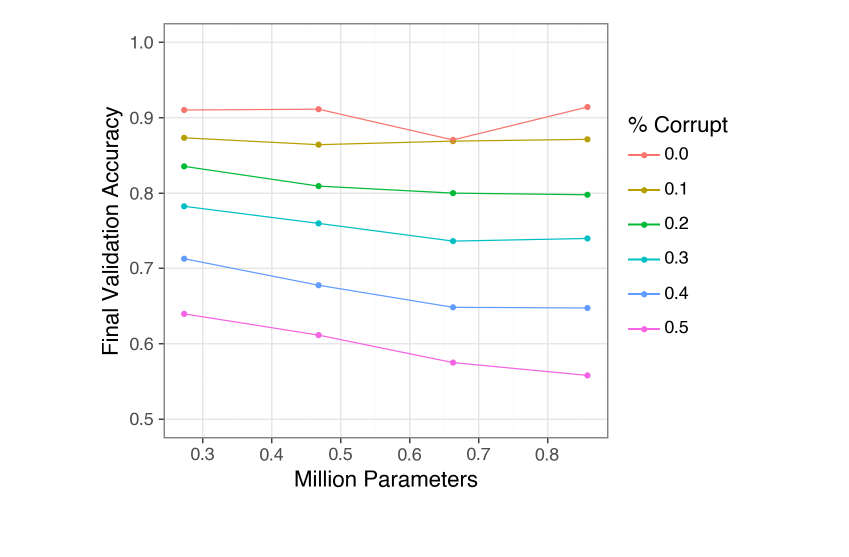
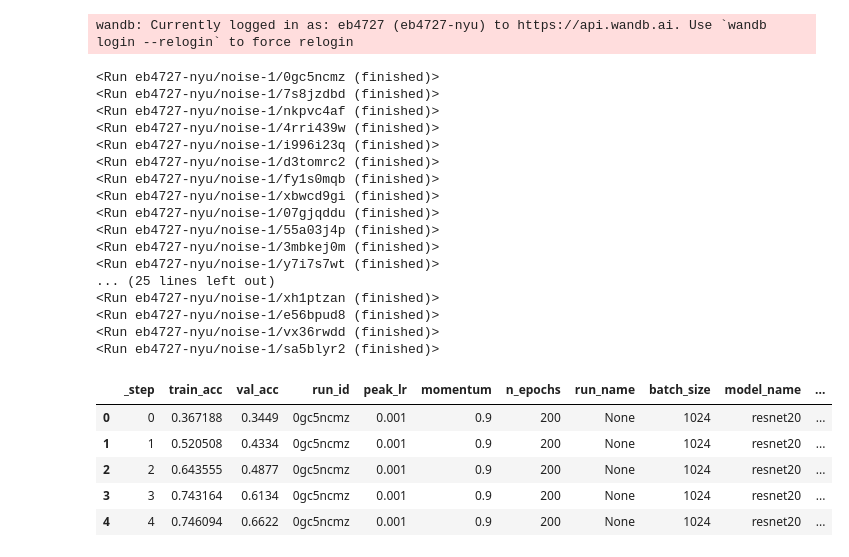
Before and after one commit to martin-marek/noise-generalization-1, a Jupyter notebook: analysis.ipynb, the cells around one changed output. Saved outputs shown, nothing was run; the diff lists cells and outputs as text; code cells hidden in the pictures; blank space fills up the shorter version.

Commit message:
Create plots from wandb API

```diff
--- a/analysis.ipynb
+++ b/analysis.ipynb
@@ -25,13 +1,62 @@ df
-# %%
-(
-    df
-    .assign(corrupt_frac =  df.corrupt_frac.astype('category'), n_params = df.n_params / 1e6)
-    .pipe(ggplot, aes(x='n_params', y='val_acc', color='corrupt_frac', group = 'corrupt_frac')) +
-    geom_point() +
-    geom_line() +
-    ylim(0.5, 1) +
-    labs(x = "Million Parameters", y = "Final Validation Accuracy", color = "% Corrupt") +
-    theme_bw(base_size=16)
-)
-# %% [output]
-[figure, removed]
+# %%
+from plotnine import *
+import pandas as pd
+import wandb
+api = wandb.Api()
+
+model_sizes = {
+    'resnet20': 0.27,
+    'resnet32': 0.46,
+    'resnet44': 0.66,
+    'resnet56': 0.85,
+    'resnet80': 1.25,
+    'resnet110': 1.7,
+}
+# %% [output]
+wandb: Currently logged in as: eb4727 (eb4727-nyu) to https://api.wandb.ai. Use `wandb login --relogin` to force relogin
+# %%
+ENTITY = "eb4727-nyu"
+PROJECT = "noise-1"
+
+runs = api.runs(f"{ENTITY}/{PROJECT}", filters={"state": "finished", "config.n_epochs": 200})
+
+# Collect config and training loss from each run
+all_data = []
+for run in runs:
+    print(run)
+    config = dict(run.config)
+    history = run.history(keys=["train_acc", "val_acc"])
+
+    # Add run info to the history dataframe
+    history['run_id'] = run.id
+    for key, value in config.items():
+        history[key] = value
+
+    all_data.append(history)
+
+df = pd.concat(all_data, ignore_index=True)
+df.head()
+# %% [output]
+<Run eb4727-nyu/noise-1/0gc5ncmz (finished)>
+<Run eb4727-nyu/noise-1/7s8jzdbd (finished)>
+<Run eb4727-nyu/noise-1/nkpvc4af (finished)>
+<Run eb4727-nyu/noise-1/4rri439w (finished)>
+<Run eb4727-nyu/noise-1/i996i23q (finished)>
+<Run eb4727-nyu/noise-1/d3tomrc2 (finished)>
+<Run eb4727-nyu/noise-1/fy1s0mqb (finished)>
+<Run eb4727-nyu/noise-1/xbwcd9gi (finished)>
+<Run eb4727-nyu/noise-1/07gjqddu (finished)>
+<Run eb4727-nyu/noise-1/55a03j4p (finished)>
+<Run eb4727-nyu/noise-1/3mbkej0m (finished)>
+<Run eb4727-nyu/noise-1/y7i7s7wt (finished)>
+... (25 lines left out)
+<Run eb4727-nyu/noise-1/xh1ptzan (finished)>
+<Run eb4727-nyu/noise-1/e56bpud8 (finished)>
+<Run eb4727-nyu/noise-1/vx36rwdd (finished)>
+<Run eb4727-nyu/noise-1/sa5blyr2 (finished)>
+|  | _step | train_acc | val_acc | run_id | peak_lr | momentum | n_epochs | run_name | batch_size | model_name | ... |
+| 0 | 0 | 0.367188 | 0.3449 | 0gc5ncmz | 0.001 | 0.9 | 200 | None | 1024 | resnet20 | ... |
+| 1 | 1 | 0.520508 | 0.4334 | 0gc5ncmz | 0.001 | 0.9 | 200 | None | 1024 | resnet20 | ... |
+| 2 | 2 | 0.643555 | 0.4877 | 0gc5ncmz | 0.001 | 0.9 | 200 | None | 1024 | resnet20 | ... |
+| 3 | 3 | 0.743164 | 0.6134 | 0gc5ncmz | 0.001 | 0.9 | 200 | None | 1024 | resnet20 | ... |
+| 4 | 4 | 0.746094 | 0.6622 | 0gc5ncmz | 0.001 | 0.9 | 200 | None | 1024 | resnet20 | ... |
```
Also changed, not shown: parts of 3 cells of this notebook.
